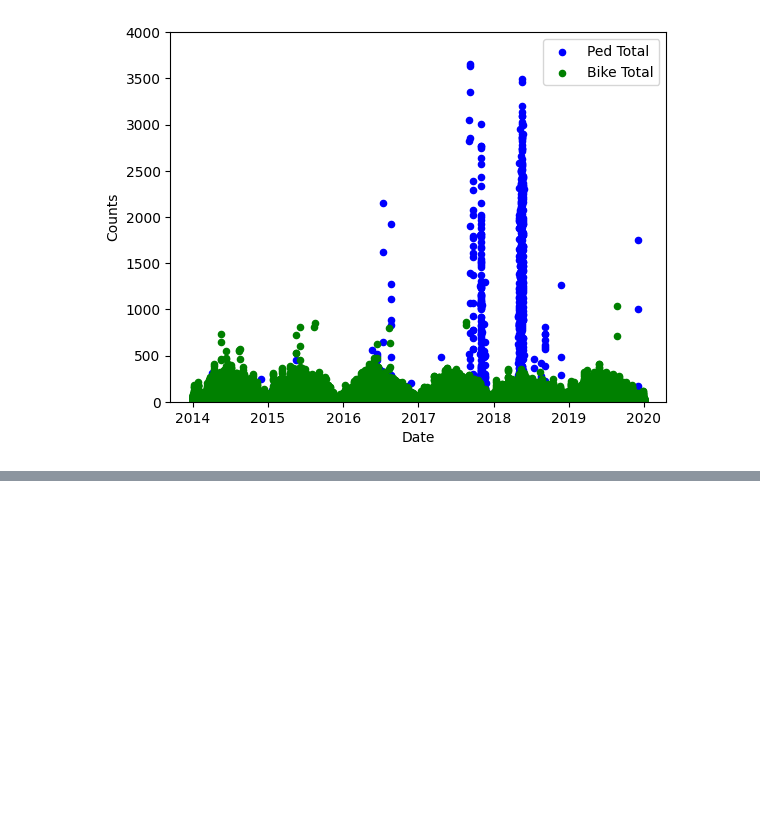
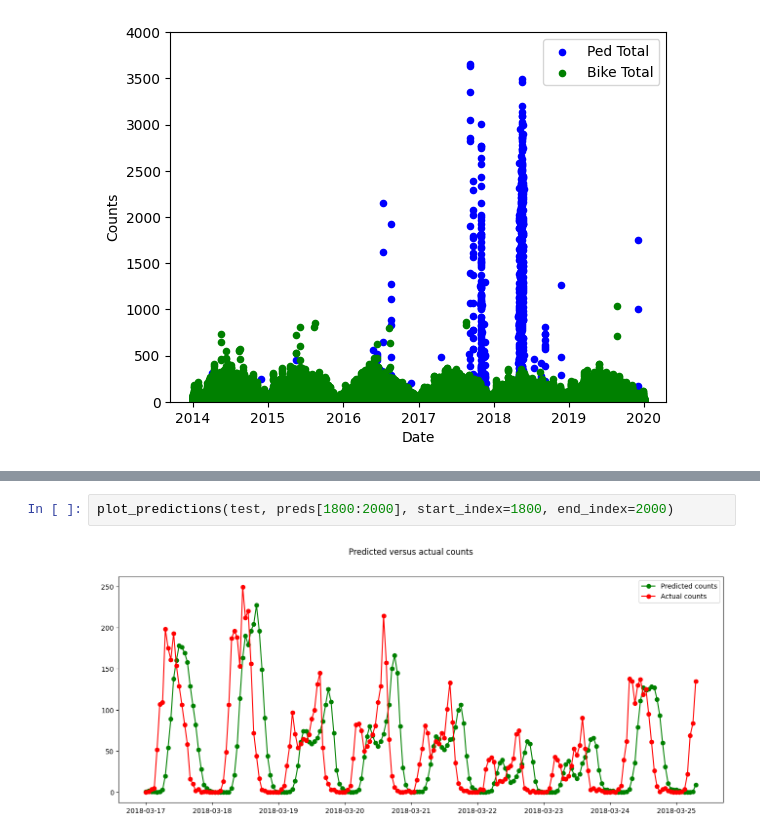
Before and after one commit to Jae-Ro/time-series-anomaly-detection, a Jupyter notebook: notebooks/solution.ipynb, the cells around one changed output, grey strips where cells are left out. Saved outputs shown, nothing was run; the diff lists cells and outputs as text; blank space fills up the shorter version.

```diff
--- a/notebooks/solution.ipynb
+++ b/notebooks/solution.ipynb
@@ -201,0 +446,4 @@ plot_features(
+# %%
+plot_predictions(test, preds[1800:2000], start_index=1800, end_index=2000)
+# %% [output]
+[figure, added]
```
Also changed, not shown: parts of 35 cells of this notebook, 3 other files.
